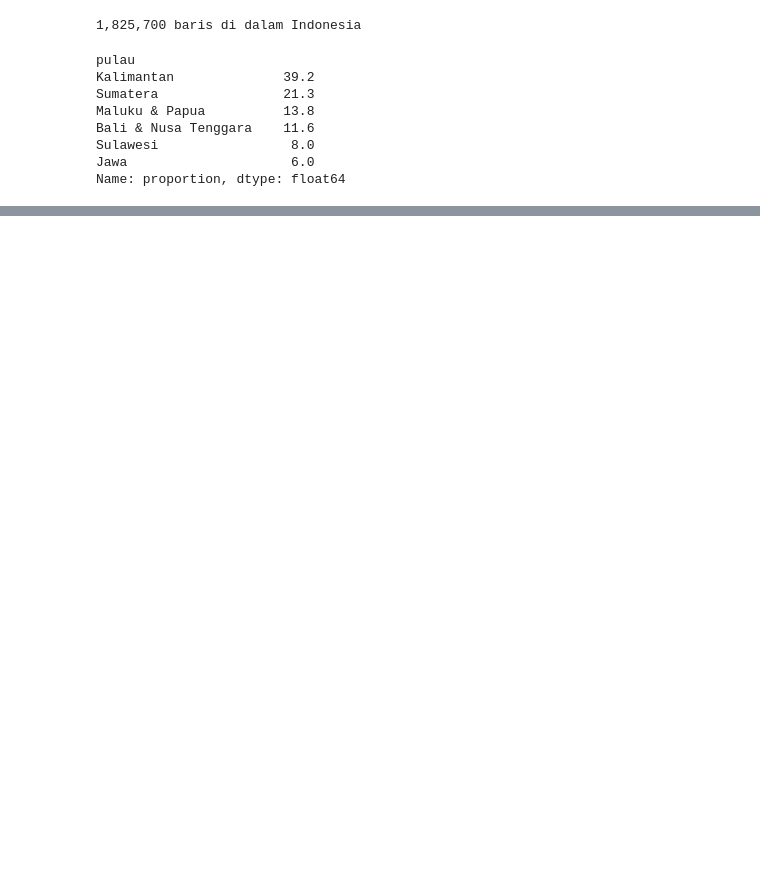
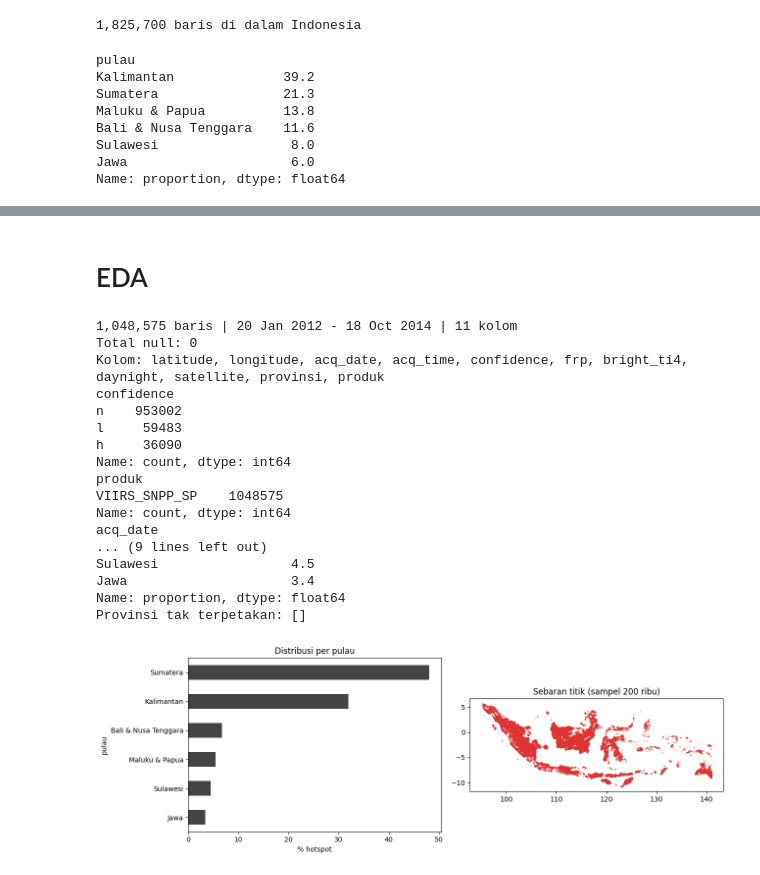
Before and after one commit to RandiBro234/APIKAH, a Jupyter notebook: model.ipynb, the cells around one changed output, grey strips where cells are left out. Saved outputs shown, nothing was run; the diff lists cells and outputs as text; code cells hidden in the pictures; blank space fills up the shorter version.

```diff
--- a/model.ipynb
+++ b/model.ipynb
@@ -204,0 +316,76 @@ TypeError: tarik_bulan() missing 1 required positional argument: 'akhir_global'
+# %% [markdown]
+# EDA
+# %%
+import pandas as pd
+import matplotlib.pyplot as plt
+
+# 1. Baca dataset gabungan
+df = pd.read_csv("data/hotspot_indonesia_2012_2026-09.csv", parse_dates=["acq_date"])
+
+# 2. Angka utama (bahan slide)
+print(f"{len(df):,} baris | "
+      f"{df['acq_date'].min():%d %b %Y} - {df['acq_date'].max():%d %b %Y} | "
+      f"{df.shape[1]} kolom")
+print("Total null:", int(df.isna().sum().sum()))
+print("Kolom:", ", ".join(df.columns))
+print(df["confidence"].value_counts())
+print(df["produk"].value_counts())
+print(df.groupby(df["acq_date"].dt.year).size())      # cek 2015 melonjak
+
+# 3. Provinsi -> pulau (provinsi sudah ada dari langkah filter)
+PULAU = {
+    "Sumatera": ["aceh", "sumatera", "riau", "jambi", "bengkulu", "lampung", "bangka"],
+    "Jawa": ["jawa", "banten", "jakarta", "yogyakarta"],
+    "Kalimantan": ["kalimantan"],
+    "Sulawesi": ["sulawesi", "gorontalo"],
+    "Bali & Nusa Tenggara": ["bali", "nusatenggara"],
+    "Maluku & Papua": ["maluku", "papua"],
+}
+
+def ke_pulau(p):
+    if pd.isna(p):
+        return "Lainnya"
+    p = p.lower().replace(" ", "")
+    for nama, kunci in PULAU.items():
+        if any(k in p for k in kunci):
+            return nama
+    return "Lainnya"
+
+df["pulau"] = df["provinsi"].map(ke_pulau)
+dist = df["pulau"].value_counts(normalize=True).mul(100).round(1)
+print(dist)
+print("Provinsi tak terpetakan:", df.loc[df["pulau"] == "Lainnya", "provinsi"].unique())
+
+# 4. Visual: bar per pulau + peta sebaran titik
+fig, ax = plt.subplots(1, 2, figsize=(13, 4.5))
+dist.sort_values().plot.barh(ax=ax[0], color="#444")
+ax[0].set_xlabel("% hotspot")
+ax[0].set_title("Distribusi per pulau")
+
+s = df.sample(200_000, random_state=42)
+ax[1].scatter(s["longitude"], s["latitude"], s=0.3, alpha=0.3, c="#d33")
+ax[1].set_aspect("equal")
+ax[1].set_title("Sebaran titik (sampel 200 ribu)")
+
+plt.tight_layout()
+plt.savefig("gambaran_data.png", dpi=200)
+plt.show()
+# %% [output]
+1,048,575 baris | 20 Jan 2012 - 18 Oct 2014 | 11 kolom
+Total null: 0
+Kolom: latitude, longitude, acq_date, acq_time, confidence, frp, bright_ti4, daynight, satellite, provinsi, produk
+confidence
+n    953002
+l     59483
+h     36090
+Name: count, dtype: int64
+produk
+VIIRS_SNPP_SP    1048575
+Name: count, dtype: int64
+acq_date
+... (9 lines left out)
+Sulawesi                 4.5
+Jawa                     3.4
+Name: proportion, dtype: float64
+Provinsi tak terpetakan: []
+[figure, added]
```
Also changed, not shown: parts of 8 cells of this notebook, 1 other file.
